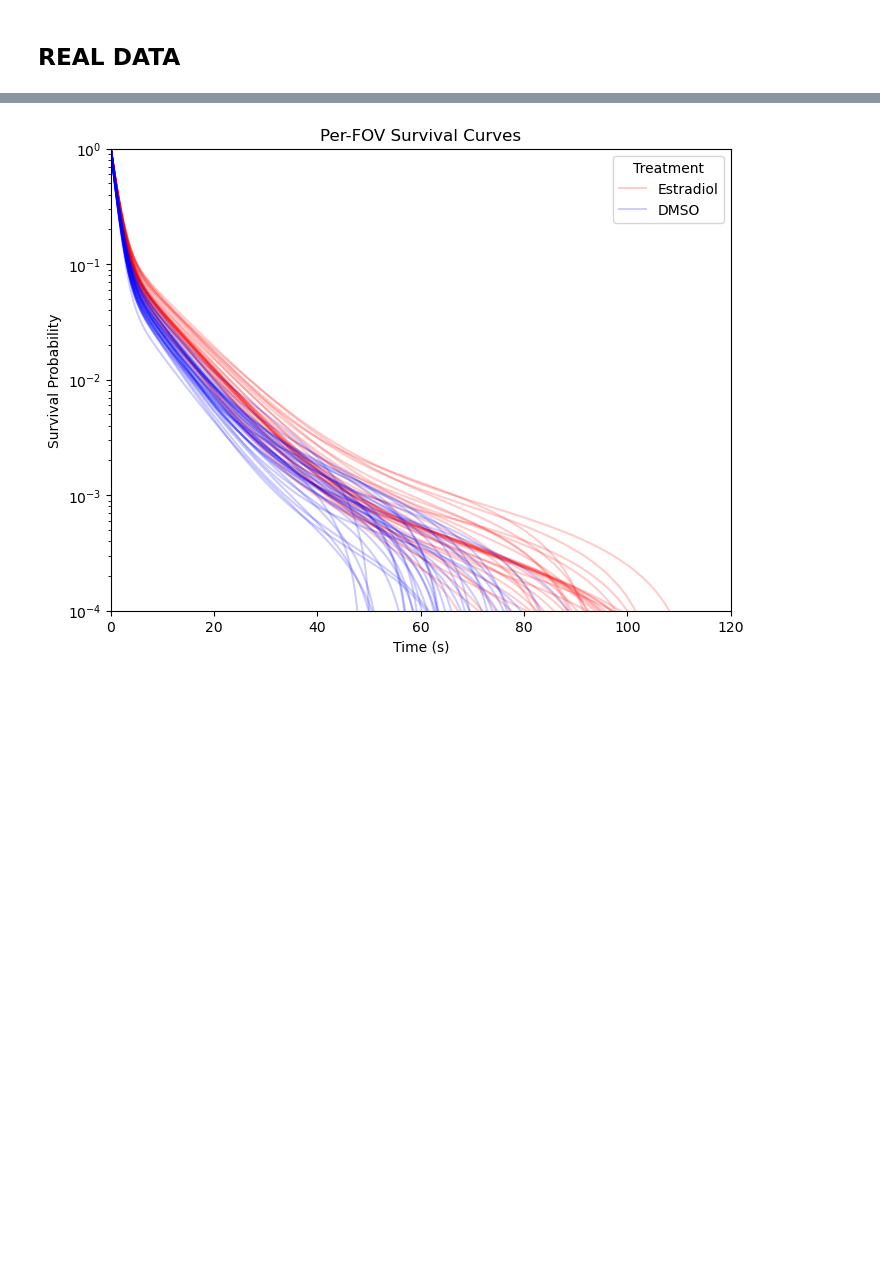
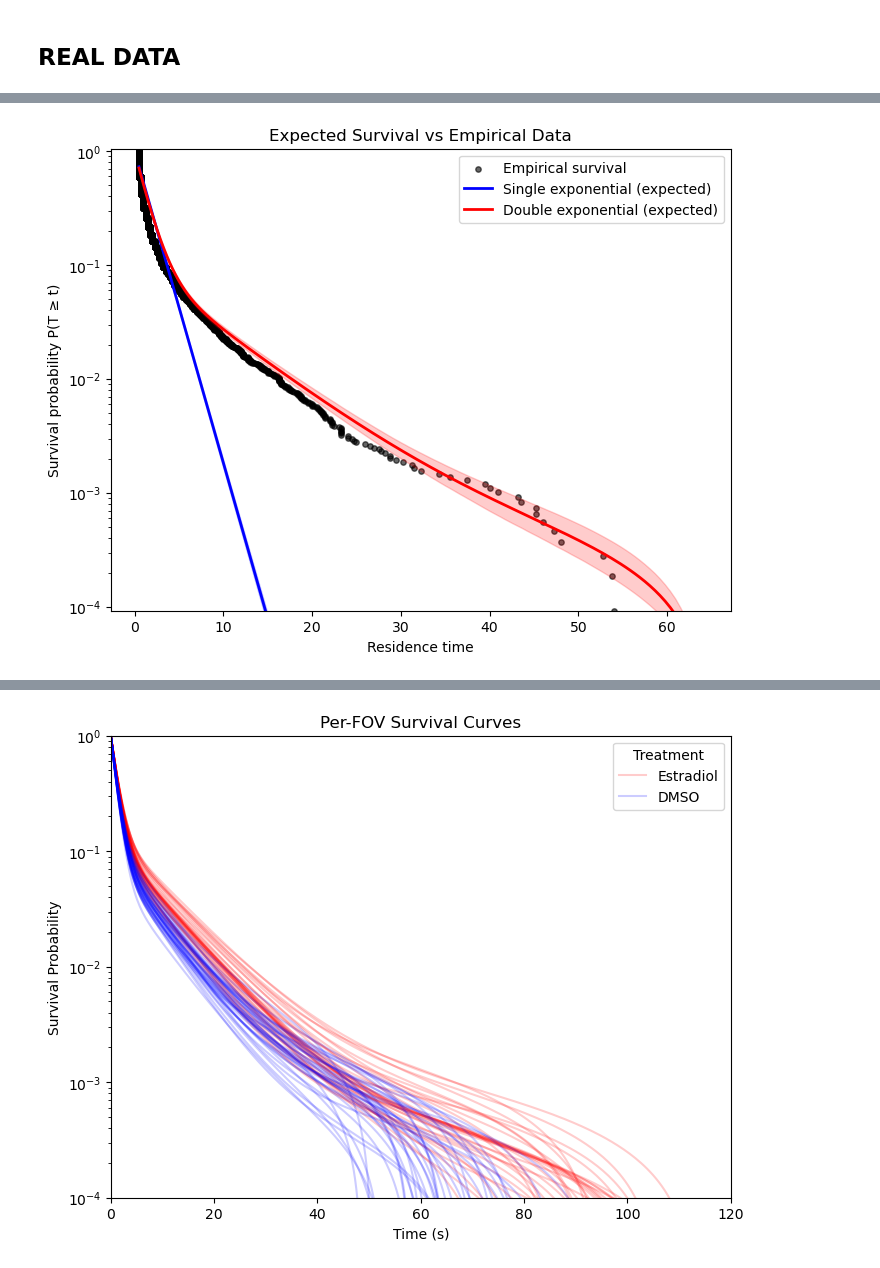
Before and after one commit to Wuttke-Lab/ERalpha_Steiner2025, a Jupyter notebook: model_fit_residence_time.ipynb, the cells around one changed output, grey strips where cells are left out. Saved outputs shown, nothing was run; the diff lists cells and outputs as text; code cells hidden in the pictures; blank space fills up the shorter version.

```diff
--- a/model_fit_residence_time.ipynb
+++ b/model_fit_residence_time.ipynb
@@ -533,3 +645,94 @@ plt.show()
+# %%
+# Posterior samples
+lam_samples = trace_single.posterior["koff"].values.reshape(-1)
+
+t_grid = np.logspace(
+    np.log10(residence_times.min()),
+    np.log10(residence_times.max()),
+    500
+)
+
+# Expected survival
+S_single_samples = np.exp(-lam_samples[:, None] * t_grid[None, :])
+S_single_mean = S_single_samples.mean(axis=0)
+S_single_lo, S_single_hi = np.percentile(S_single_samples, [5, 95], axis=0)
+
+posterior = trace_double.posterior
+
+w = posterior["weights"].values.reshape(-1, 3)
+k_fast = posterior["koff_fast"].values.reshape(-1)
+k_slow = posterior["koff_slow"].values.reshape(-1)
+
+Tmin = residence_times.min()
+Tmax = residence_times.max()
+
+# Survival for each posterior draw
+S_double_samples = (
+    w[:, 0, None] * np.exp(-k_fast[:, None] * t_grid[None, :]) +
+    w[:, 1, None] * np.exp(-k_slow[:, None] * t_grid[None, :])  +
+    w[:, 2, None] * (1 - (t_grid[None, :] - Tmin) / (Tmax - Tmin))
+)
+
+S_double_mean = S_double_samples.mean(axis=0)
+S_double_lo, S_double_hi = np.percentile(S_double_samples, [5, 95], axis=0)
+
+t_sorted, S_emp = empirical_ccdf(residence_times)
+
+plt.figure(figsize=(8, 6))
+
+# Empirical
+plt.scatter(
+    t_sorted,
+    S_emp,
+    s=15,
+    alpha=0.6,
+    color="black",
+    label="Empirical survival"
+)
+
+# Single exponential
+plt.plot(
+    t_grid,
+    S_single_mean,
+    color="blue",
+    linewidth=2,
+    label="Single exponential (expected)"
+)
+plt.fill_between(
+    t_grid,
+    S_single_lo,
+    S_single_hi,
+    color="blue",
+    alpha=0.2
+)
+
+# Double exponential
+plt.plot(
+    t_grid,
+    S_double_mean,
+    color="red",
+    linewidth=2,
+    label="Double exponential (expected)"
+)
+plt.fill_between(
+    t_grid,
+    S_double_lo,
+    S_double_hi,
+    color="red",
+    alpha=0.2
+)
+
+#plt.xscale("log")
+plt.yscale("log")
+plt.xlabel("Residence time")
+plt.ylabel("Survival probability P(T ≥ t)")
+plt.ylim(1 / len(residence_times), 1.05)
+plt.legend()
+plt.title("Expected Survival vs Empirical Data")
+plt.savefig("/Users/samuelhunter/wuttke_era/figures/supplemental_figs/single_v_double_fit.svg")
+plt.show()
+# %% [output]
+[figure, added]
 # %%
 # Compute histogram
 hist, bin_edges = np.histogram(residence_times, bins=bin_edges, density=True)
```
Also changed, not shown: parts of 17 cells of this notebook, 10 other files.
